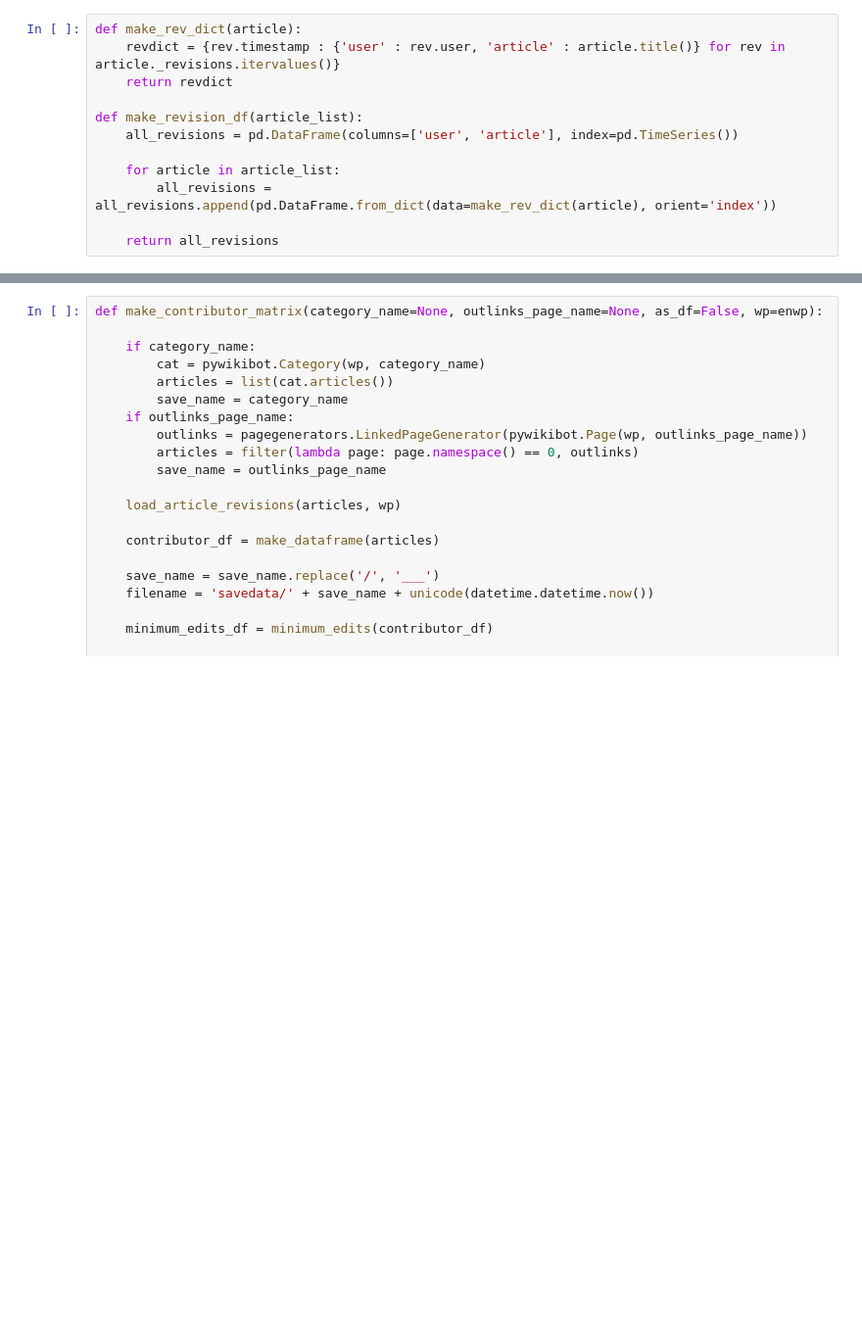
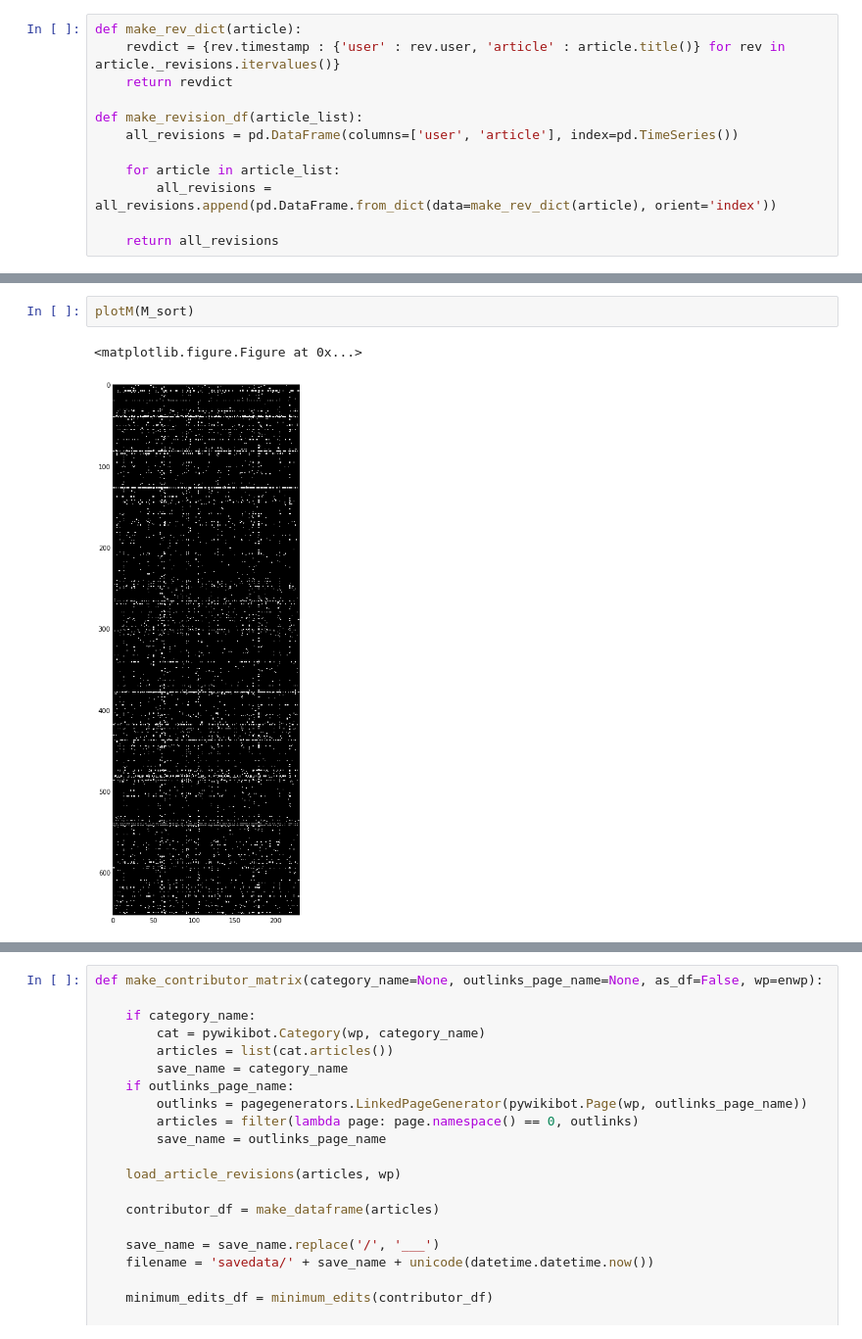
Before and after one commit to GregoryH88/wiki_econ_capability, a Jupyter notebook: Wiki Category Matrix Maker.ipynb, the cells around one changed output, grey strips where cells are left out. Shown: that part at 98% size. Saved outputs shown, nothing was run; the diff lists cells and outputs as text; blank space fills up the shorter version.

```diff
--- a/Wiki Category Matrix Maker.ipynb
+++ b/Wiki Category Matrix Maker.ipynb
@@ -116 +149,6 @@ np.rank(M.sum(axis=0)
+# %%
+plotM(M_sort)
+# %% [output]
+<matplotlib.figure.Figure at 0x...>
+[figure, added]
 # %%
```
Also changed, not shown: parts of 18 cells of this notebook.
